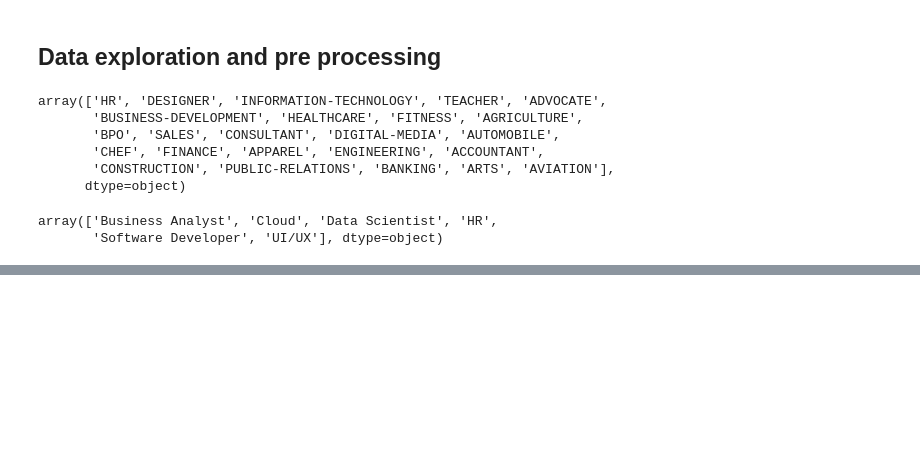
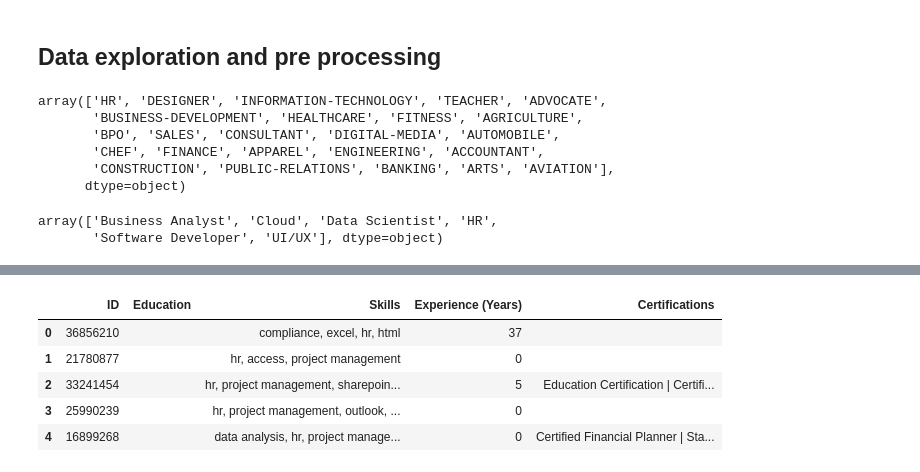
Before and after one commit to esther670/resume-screening-and-job-matching, a Jupyter notebook: data.ipynb, the cells around one changed output, grey strips where cells are left out. Saved outputs shown, nothing was run; the diff lists cells and outputs as text; code cells hidden in the pictures; blank space fills up the shorter version.

```diff
--- a/data.ipynb
+++ b/data.ipynb
@@ -43,3 +47,6 @@ job_desc_df['Category'].unique()
 # %% [output]
 array(['Business Analyst', 'Cloud', 'Data Scientist', 'HR',
        'Software Developer', 'UI/UX'], dtype=object)
+# %%
+#replace the column with IT
+resume_df['Category'].replace({'INFORMATION-TECHNOLOGY': 'IT'}, inplace=True)
@@ -45,0 +60,8 @@ array(['Business Analyst', 'Cloud', 'Data Scientist', 'HR',
+# %%
+# Filter the data to include the HR and IT categories only
+IT_resume = resume_df[resume_df['Category'] == 'HR']
+HR_resume = resume_df[resume_df['Category'] == 'IT']
+
+# Print the length of the HR and IT jobs
+print(f"Found {len(HR_resume)} HR resumes")
+print(f"Found {len(IT_resume)} IT resumes")
@@ -45,0 +115,5 @@ array(['Business Analyst', 'Cloud', 'Data Scientist', 'HR',
+# %%
+# combine the filtered resume dataframes into one
+filtered_resume = pd.concat([HR_resume, IT_resume], ignore_index=True)
+# combine the filtered job description dataframes into one
+filtered_job_desc = pd.concat([HR_jobs, IT_jobs], ignore_index=True)
@@ -45,0 +122,69 @@ array(['Business Analyst', 'Cloud', 'Data Scientist', 'HR',
+# %%
+# Load spaCy model
+nlp = spacy.load("en_core_web_sm")
+
+# Define keywords for fallback extraction (the keywords are used to extract the education, skills and certification from the resume)
+education_keywords = ['bachelor', 'master', 'phd', 'b.sc', 'm.sc', 'mba', 'btech', 'mtech', 'degree']
+certification_keywords = ['certified', 'certification', 'certificate', 'cfa', 'pmp', 'aws', 'scrum']
+skill_keywords = [
+    'python', 'sql', 'excel', 'machine learning', 'deep learning','project management', 'data analysis',
+    'c++', 'java', 'javascript','html', 'css', 'docker', 'kubernetes', 'cloud computing',
+    'lawson', 'paychex', 'kronox', 'adp', 'ms office', 'microsoft office', 'hr', 'human resources',
+    'recruitment', 'talent acquisition', 'employee relations', 'performance management', 'word', 'access',
+    'publisher', 'outlook', 'powerpoint', 'sharepoint', 'quickbooks', 'payroll', 'benefits',
+    'compliance', 'employee engagement', 'training and development', 'organizational development'
+]
+
+def extract_features(text):
+    doc = nlp(text)
+
+    # Containers
+    education = set()
+    certifications = set()
+    skills = set()
+    experience_years = 0
+
+    # Named Entity Recognition
+    for ent in doc.ents:
+        ent_text = ent.text.lower()
+
+        # Check for education-related content
+        if ent.label_ in ['ORG', 'EDUCATION', 'WORK_OF_ART']:
+            if any(kw in ent_text for kw in education_keywords):
+                education.add(ent.text)
+
+        # Check for certifications
+        if any(cert in ent_text for cert in certification_keywords):
+            certifications.add(ent.text)
+
+        # Check for experience in years
+        match = re.search(r'(\d{1,2})\+?\s?(years?|yrs?)', ent_text)
+        if match:
+            experience_years = max(experience_years, int(match.group(1)))
+
+    # Check for skills based on keywords
+    lower_text = text.lower()
+    for skill in skill_keywords:
+        if skill in lower_text:
+            skills.add(skill)
+
+    return pd.Series({
+        'Education': ' | '.join(education),
+        'Certifications': ' | '.join(certifications),
+        'Experience (Years)': experience_years,
+        'Skills': ', '.join(skills)
+    })
+
+# Apply to your dataframe
+features_df = filtered_resume['Resume_str'].apply(extract_features)
+final_df = pd.concat([filtered_resume, features_df], axis=1)
+
+# Preview
+final_df[['ID', 'Education', 'Skills', 'Experience (Years)', 'Certifications']].head()
+# %% [output]
+|  | ID | Education | Skills | Experience (Years) | Certifications |
+| 0 | 36856210 |  | compliance, excel, hr, html | 37 |  |
+| 1 | 21780877 |  | hr, access, project management | 0 |  |
+| 2 | 33241454 |  | hr, project management, sharepoin... | 5 | Education Certification | Certifi... |
+| 3 | 25990239 |  | hr, project management, outlook, ... | 0 |  |
+| 4 | 16899268 |  | data analysis, hr, project manage... | 0 | Certified Financial Planner | Sta... |
```
Also changed, not shown: parts of 8 cells of this notebook, 1 other file.
